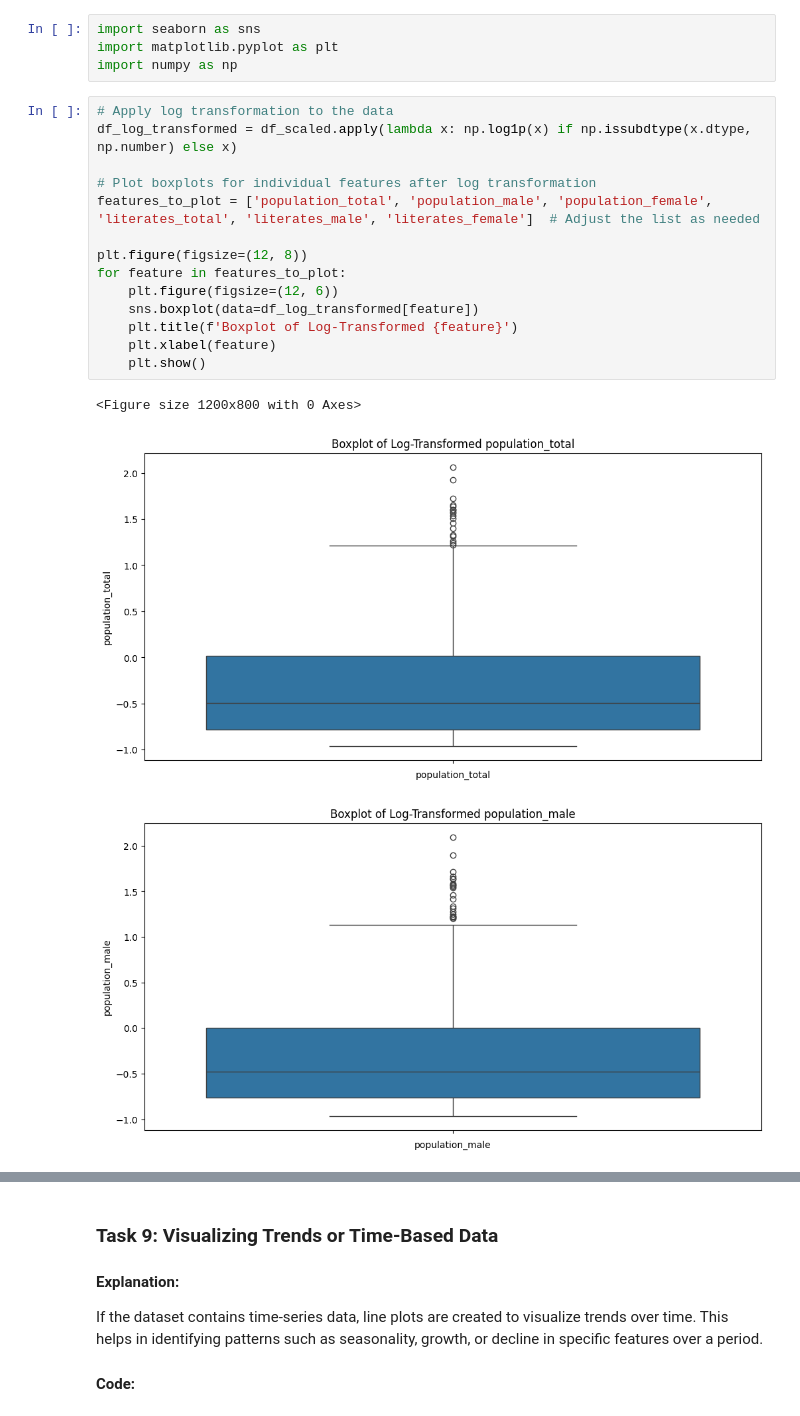
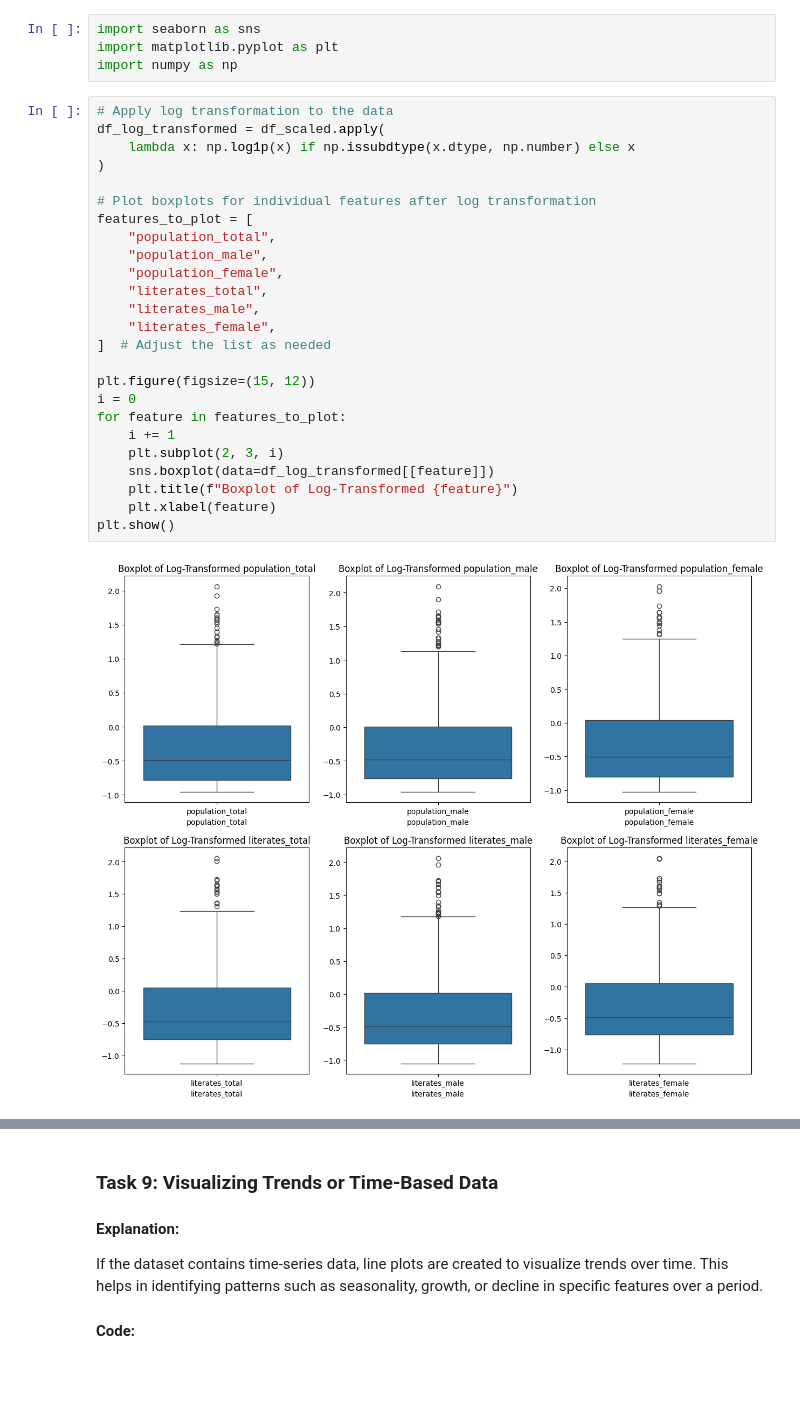
Before and after one commit to VKrishna04/My-Python-Life, a Jupyter notebook: Python - College/Semester 5/Data Analytics/Assignment - 1/AV.EN.U4CSE22016.ipynb, the cells around one changed output, grey strips where cells are left out. Cells and saved outputs as stored; diff of their text form; blank space fills up the shorter version.

```diff
--- a/Python - College/Semester 5/Data Analytics/Assignment - 1/AV.EN.U4CSE22016.ipynb
+++ b/Python - College/Semester 5/Data Analytics/Assignment - 1/AV.EN.U4CSE22016.ipynb
@@ -304,19 +328,28 @@ import matplotlib.pyplot as plt
 import numpy as np
 # %%
 # Apply log transformation to the data
-df_log_transformed = df_scaled.apply(lambda x: np.log1p(x) if np.issubdtype(x.dtype, np.number) else x)
+df_log_transformed = df_scaled.apply(
+    lambda x: np.log1p(x) if np.issubdtype(x.dtype, np.number) else x
+)
 
 # Plot boxplots for individual features after log transformation
-features_to_plot = ['population_total', 'population_male', 'population_female', 'literates_total', 'literates_male', 'literates_female']  # Adjust the list as needed
+features_to_plot = [
+    "population_total",
+    "population_male",
+    "population_female",
+    "literates_total",
+    "literates_male",
+    "literates_female",
+]  # Adjust the list as needed
 
-plt.figure(figsize=(12, 8))
+plt.figure(figsize=(15, 12))
+i = 0
 for feature in features_to_plot:
-    plt.figure(figsize=(12, 6))
-    sns.boxplot(data=df_log_transformed[feature])
-    plt.title(f'Boxplot of Log-Transformed {feature}')
+    i += 1
+    plt.subplot(2, 3, i)
+    sns.boxplot(data=df_log_transformed[[feature]])
+    plt.title(f"Boxplot of Log-Transformed {feature}")
     plt.xlabel(feature)
-    plt.show()
+plt.show()
 # %% [output]
-<Figure size 1200x800 with 0 Axes>
-[figure, old version]
+[figure, new version]
-[figure, removed]
```
Also changed, not shown: parts of 26 cells of this notebook, 13 other files.
